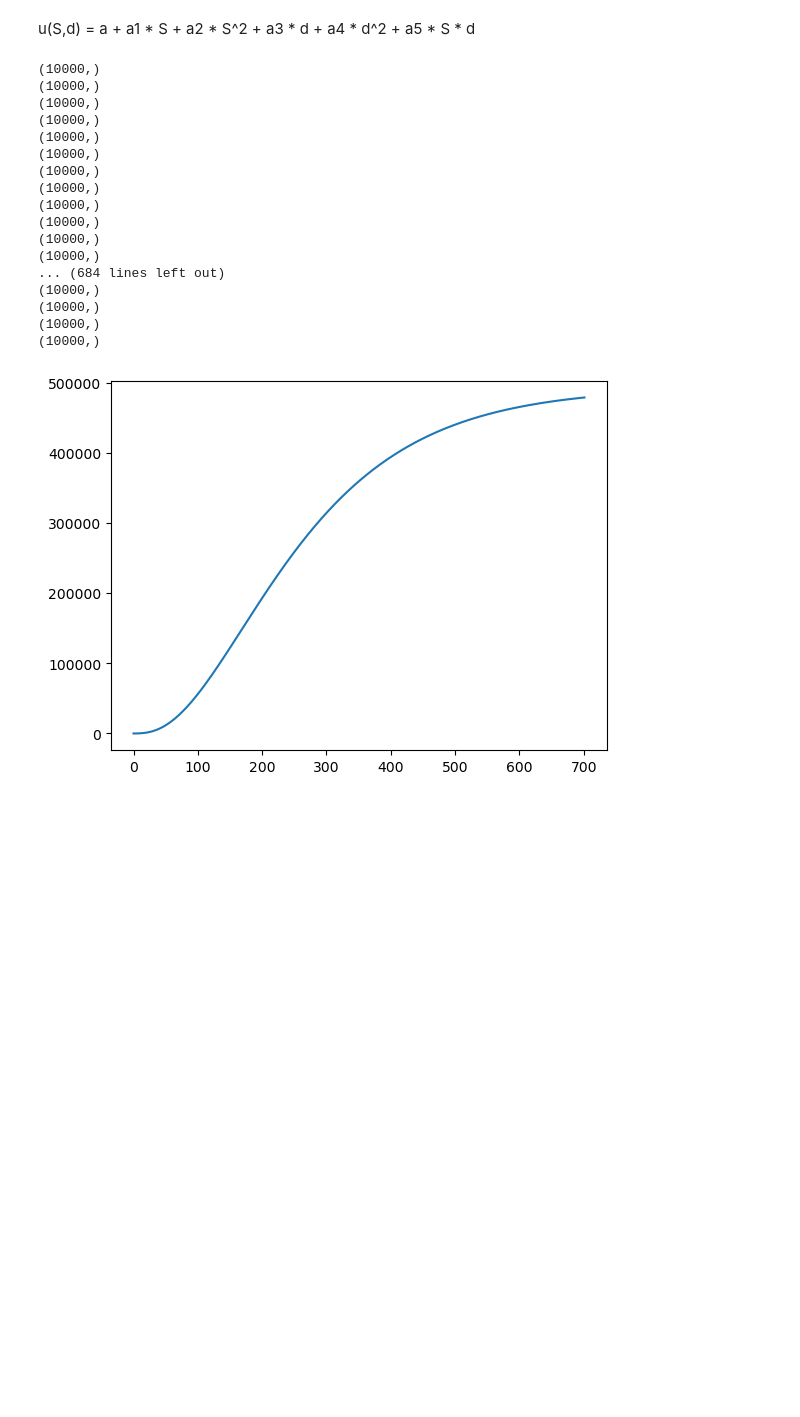
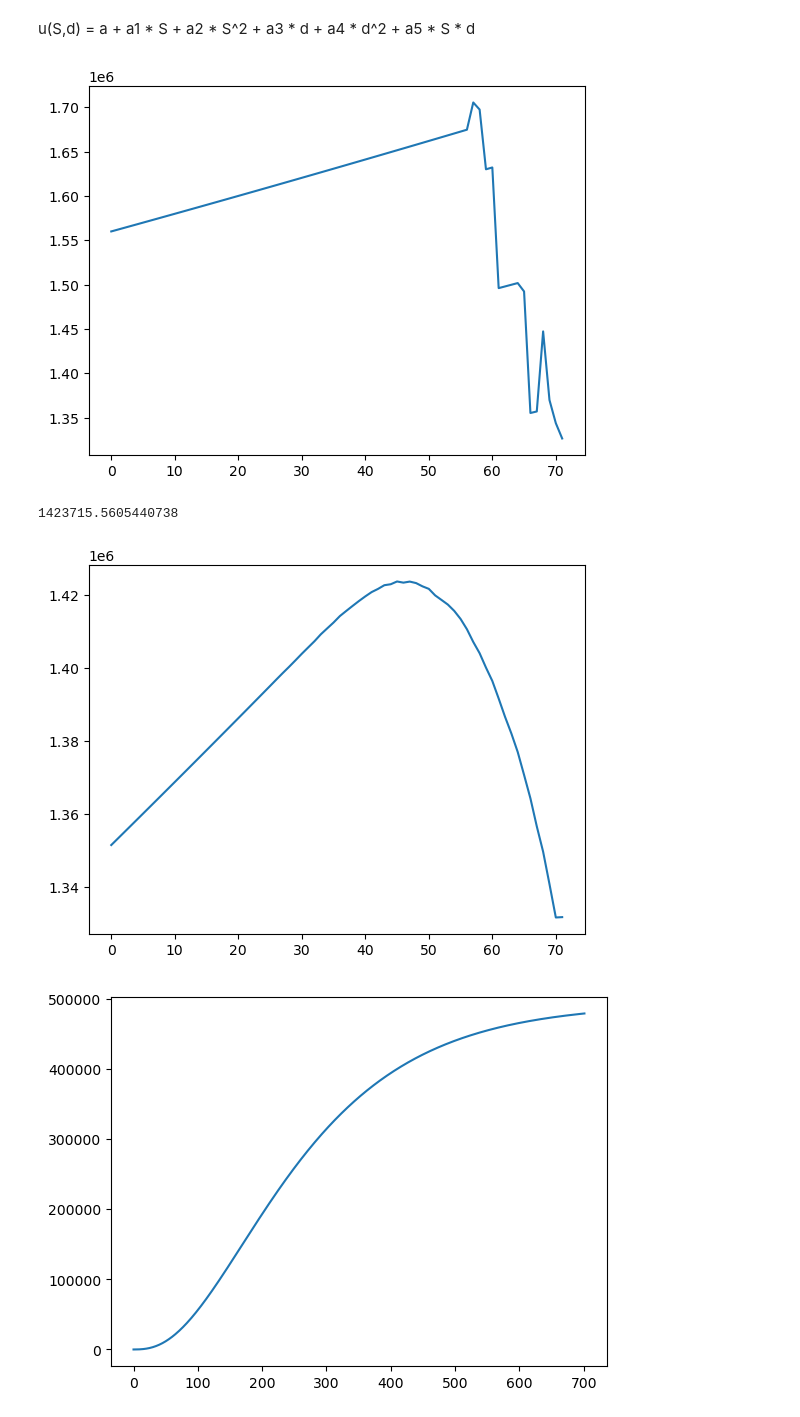
Before and after one commit to Cheezdoodle/SalmonFarmers, a Jupyter notebook: SalmonValue.ipynb, the cells around one changed output. Drawn from its saved outputs; the diff is of its cells as text; code cells hidden in the pictures; blank space fills up the shorter version.

```diff
--- a/SalmonValue.ipynb
+++ b/SalmonValue.ipynb
@@ -106,56 +106,60 @@ u(S,d) = a + a1 * S + a2 * S^2 + a3 * d + a4 * d^2 + a5 * S * d
 def LSMC(payoffs):
     T = 3
     r = 0.03
-    N = 701
+    N = 71
     n_simulations = payoffs.shape[0]
     n_steps = payoffs.shape[1]
     dt = T/N
 
 
-    values = np.zeros((n_simulations, n_steps))
+    values = np.zeros((n_simulations, N + 1))
     values[:, -1] = payoffs[:,-1]
-    excercise_mask = np.ones(n_simulations, dtype=bool)
+    #excercise_mask = np.ones(n_simulations, dtype=bool)
 
-    for t in range(n_steps - 2, 0, -1):
 
-        non_excercised = np.where(excercise_mask)[0]
+
+    for t in range(n_steps - 2, -1, -10):
+
+        #active_paths = np.where(excercise_mask)[0]
         payoff_now = payoffs[:,t]
+        itm = payoff_now > 0
+        #itm_index = active_paths[itm]
+        payoff_itm = payoff_now[itm]
 
-        itm_index = non_excercised[payoff_now > 0]
+        if sum(itm) > 0:
+            Y = values[itm, int(t/10) + 1] * np.exp(-r * dt)
+            X = np.column_stack((S[itm, t], delta[itm, t]))
+            poly = PolynomialFeatures(degree=2)
+            X_poly = poly.fit_transform(X)
 
-        if len(itm_index) > 0:
-            Y = values[itm_index, t + 1] * np.exp(-r * dt)
-            X = poly.fit_transform(np.column_stack((S[:,t], delta[:,t])))
+            model = LinearRegression().fit(X_poly,Y)
+            continuation_values = model.predict(X_poly)
+            excercise = payoff_itm > continuation_values
+            #excercise_mask[itm_index[excercise]] = False
 
-            model = LinearRegression().fit(X,Y)
-            continuation_values = model.predict(X)
+        values[itm,int(t/10)] = np.where(excercise, payoff_itm, values[itm, int(t/10) + 1] * np.exp(-r * dt))
 
-        values[:,t] = np.where(payoff_now > continuation_values, payoff_now, continuation_values)
-
-        #Uppdatera excercise mask och fortsätt
+    return values
 
 
 
 
-LSMC(payoff)
+values = LSMC(payoff)
-# %% [output]
-(10000,)
-(10000,)
-(10000,)
-(10000,)
-(10000,)
-(10000,)
-(10000,)
-(10000,)
-(10000,)
-(10000,)
-(10000,)
-(10000,)
-... (684 lines left out)
-(10000,)
-(10000,)
-(10000,)
-(10000,)
+# %%
+
+
+plt.plot(values[24,:])
+plt.show()
+mean_test = np.mean(values, axis=0)
+sum_test = np.sum(values, axis=0)
+plt.show()
+
+print(np.max(mean_test))
+plt.plot(mean_test[:])
+# %% [output]
+[figure, added]
+1423715.5605440738
+[figure, added]
 # %%
 
 
```
Also changed, not shown: parts of 1 cell of this notebook.
